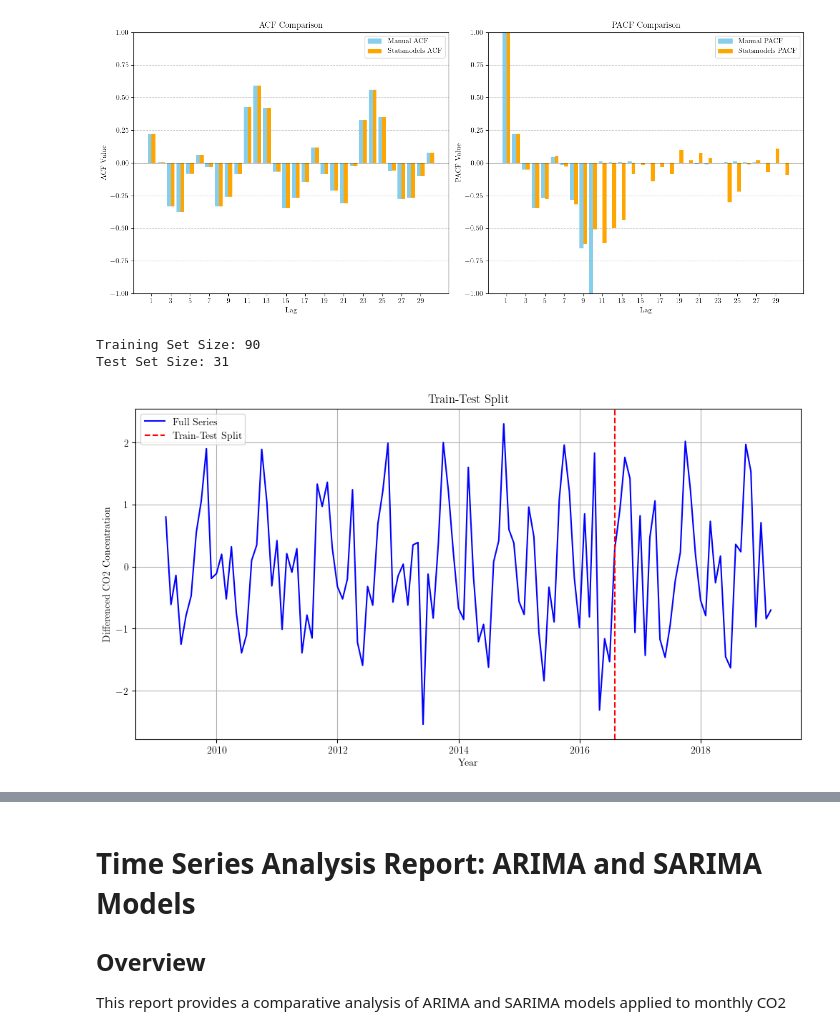
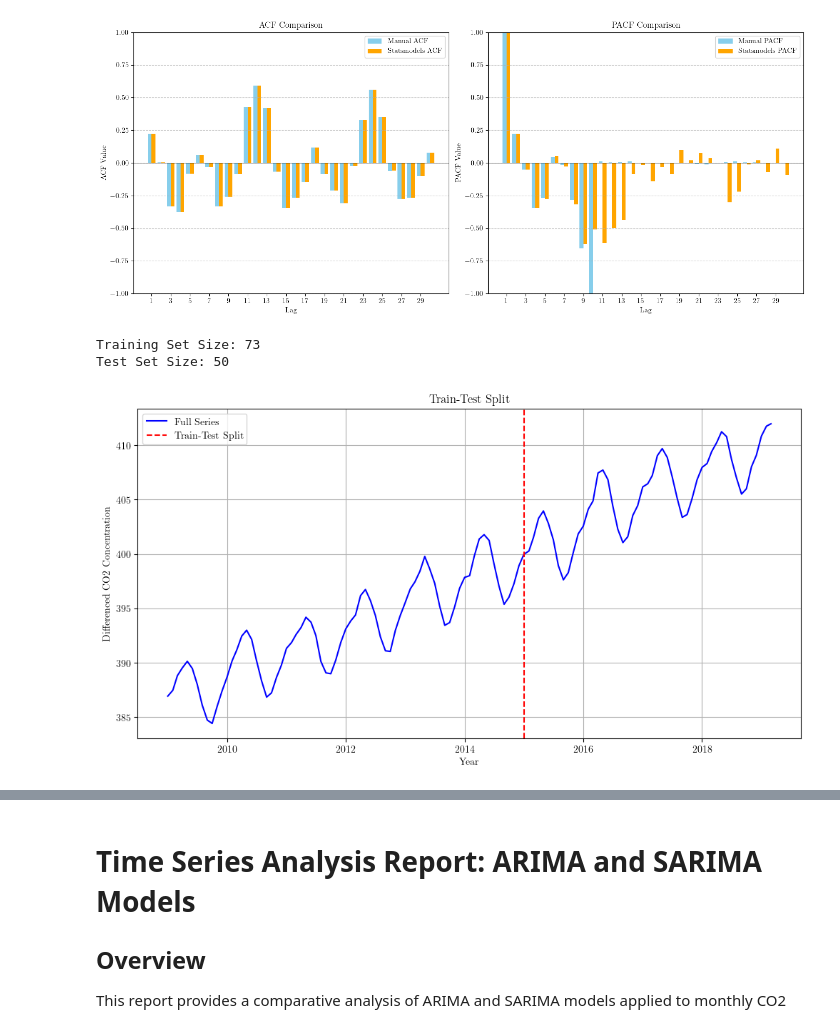
Before and after one commit to arnobmukherjee1988/TimeSeries_Analysis_CO2_emission, a Jupyter notebook: TimeSeries_Analysis_TSLA.ipynb, the cells around one changed output, grey strips where cells are left out. Cells and saved outputs as stored; diff of their text form; code cells hidden in the pictures.

```diff
--- a/TimeSeries_Analysis_TSLA.ipynb
+++ b/TimeSeries_Analysis_TSLA.ipynb
@@ -698,30 +704,30 @@ acf_pacf_comparison(result_stationary, lags=30)
 [figure]
 [figure]
 # %%
-# Determine the split index for 75% training and 25% testing
-train_size = int(len(result_stationary) * 0.75)
+# Determine the split index for 60% training and 40% testing
+train_size = int(len(data_cleaned['CO2 Concentration']) * 0.6)
 
 # Split the data into training and test sets
-train_data = result_stationary[:train_size]
-test_data = result_stationary[train_size:]
+train_data = data_cleaned['CO2 Concentration'][:train_size]
+test_data = data_cleaned['CO2 Concentration'][train_size:]
 
 # Print the sizes of the datasets
 print("Training Set Size:", len(train_data))
 print("Test Set Size:", len(test_data))
 
 # Visualize the split
 plt.figure(figsize=(12, 6))
-plt.plot(result_stationary, label='Full Series', color='blue')
+plt.plot(data_cleaned['CO2 Concentration'], label='Full Series', color='blue')
 plt.axvline(x=train_data.index[-1], color='red', linestyle='--', label='Train-Test Split')
 plt.title('Train-Test Split')
 plt.xlabel('Year')
 plt.ylabel('Differenced CO2 Concentration')
 plt.legend()
 plt.grid(True)
 plt.show()
 # %% [output]
-Training Set Size: 90
-Test Set Size: 31
+Training Set Size: 73
+Test Set Size: 50
-[figure, old version]
+[figure, new version]
 # %%
 # Set the frequency of the time series data to monthly
```
Also changed, not shown: parts of 14 cells of this notebook, 1 other file.
